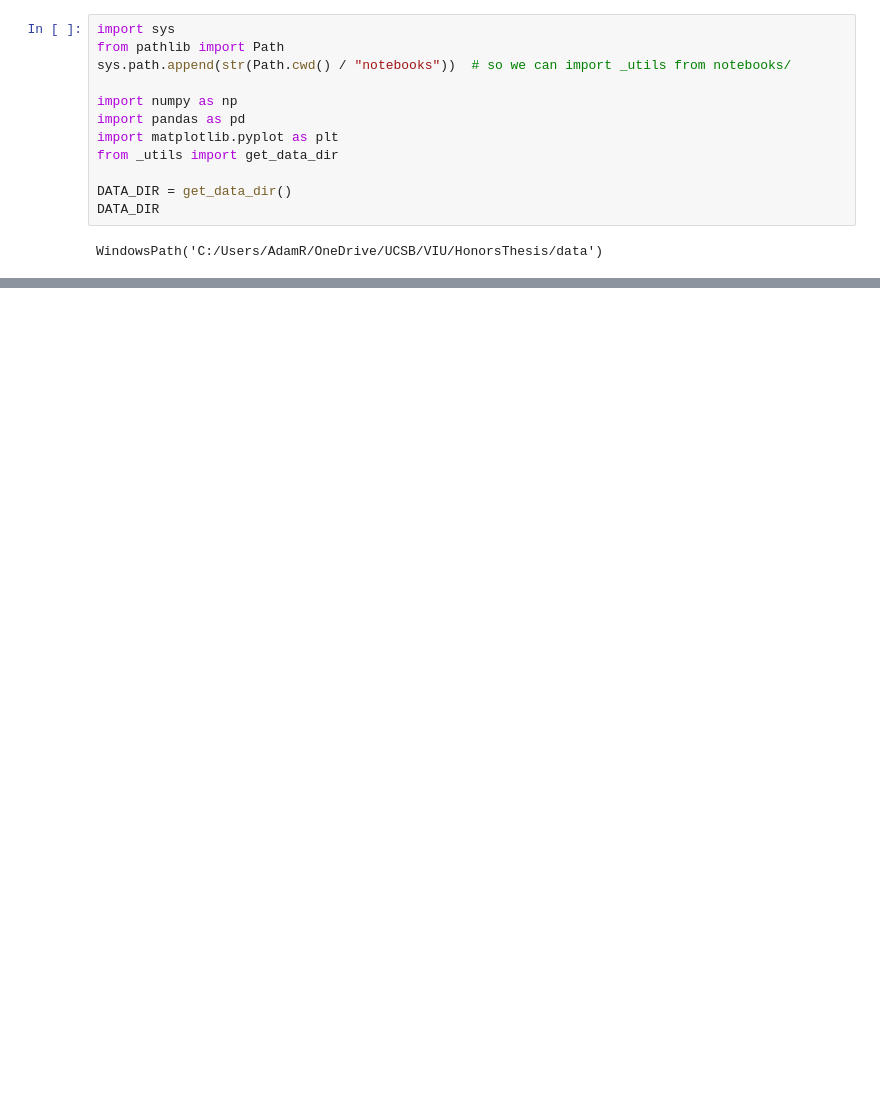
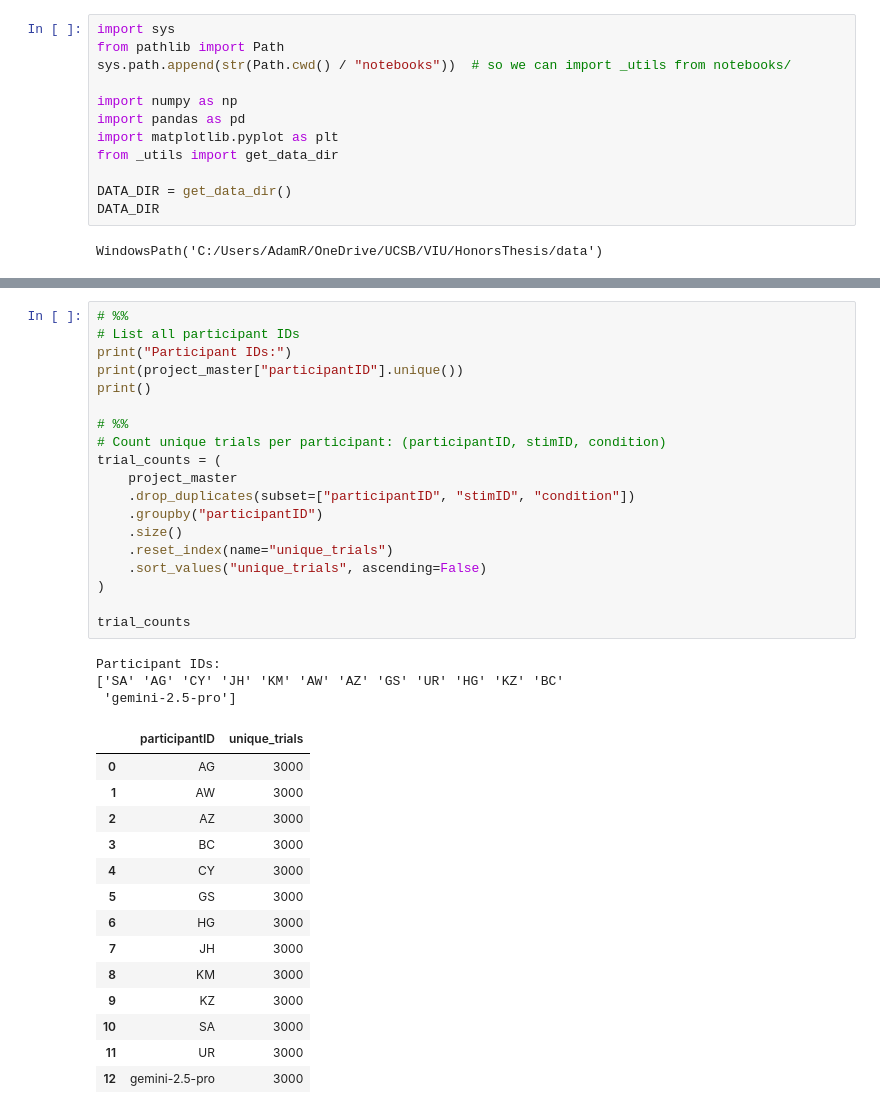
Before and after one commit to AdamRychtecky8/Flexible-Wisdom, a Jupyter notebook: notebooks/Gemini_exploration.ipynb, the cells around one changed output, grey strips where cells are left out. Cells and saved outputs as stored; diff of their text form; blank space fills up the shorter version.

```diff
--- a/notebooks/Gemini_exploration.ipynb
+++ b/notebooks/Gemini_exploration.ipynb
@@ -312,0 +165,37 @@ display(angle_metrics_mag)
+# %%
+# %%
+# List all participant IDs
+print("Participant IDs:")
+print(project_master["participantID"].unique())
+print()
+
+# %%
+# Count unique trials per participant: (participantID, stimID, condition)
+trial_counts = (
+    project_master
+    .drop_duplicates(subset=["participantID", "stimID", "condition"])
+    .groupby("participantID")
+    .size()
+    .reset_index(name="unique_trials")
+    .sort_values("unique_trials", ascending=False)
+)
+
+trial_counts
+# %% [output]
+Participant IDs:
+['SA' 'AG' 'CY' 'JH' 'KM' 'AW' 'AZ' 'GS' 'UR' 'HG' 'KZ' 'BC'
+ 'gemini-2.5-pro']
+|  | participantID | unique_trials |
+| 0 | AG | 3000 |
+| 1 | AW | 3000 |
+| 2 | AZ | 3000 |
+| 3 | BC | 3000 |
+| 4 | CY | 3000 |
+| 5 | GS | 3000 |
+| 6 | HG | 3000 |
+| 7 | JH | 3000 |
+| 8 | KM | 3000 |
+| 9 | KZ | 3000 |
+| 10 | SA | 3000 |
+| 11 | UR | 3000 |
+| 12 | gemini-2.5-pro | 3000 |
```
Also changed, not shown: parts of 8 cells of this notebook, 5 other files.
